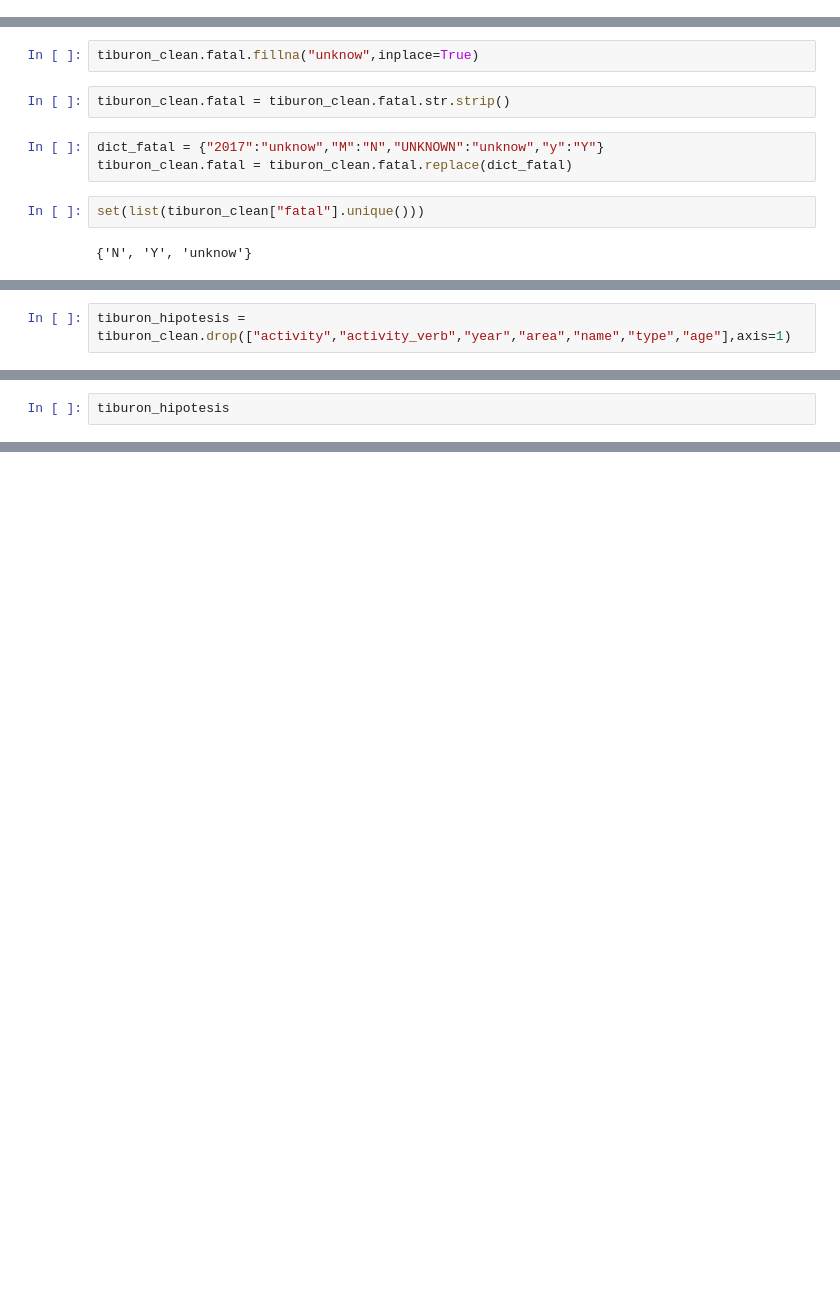
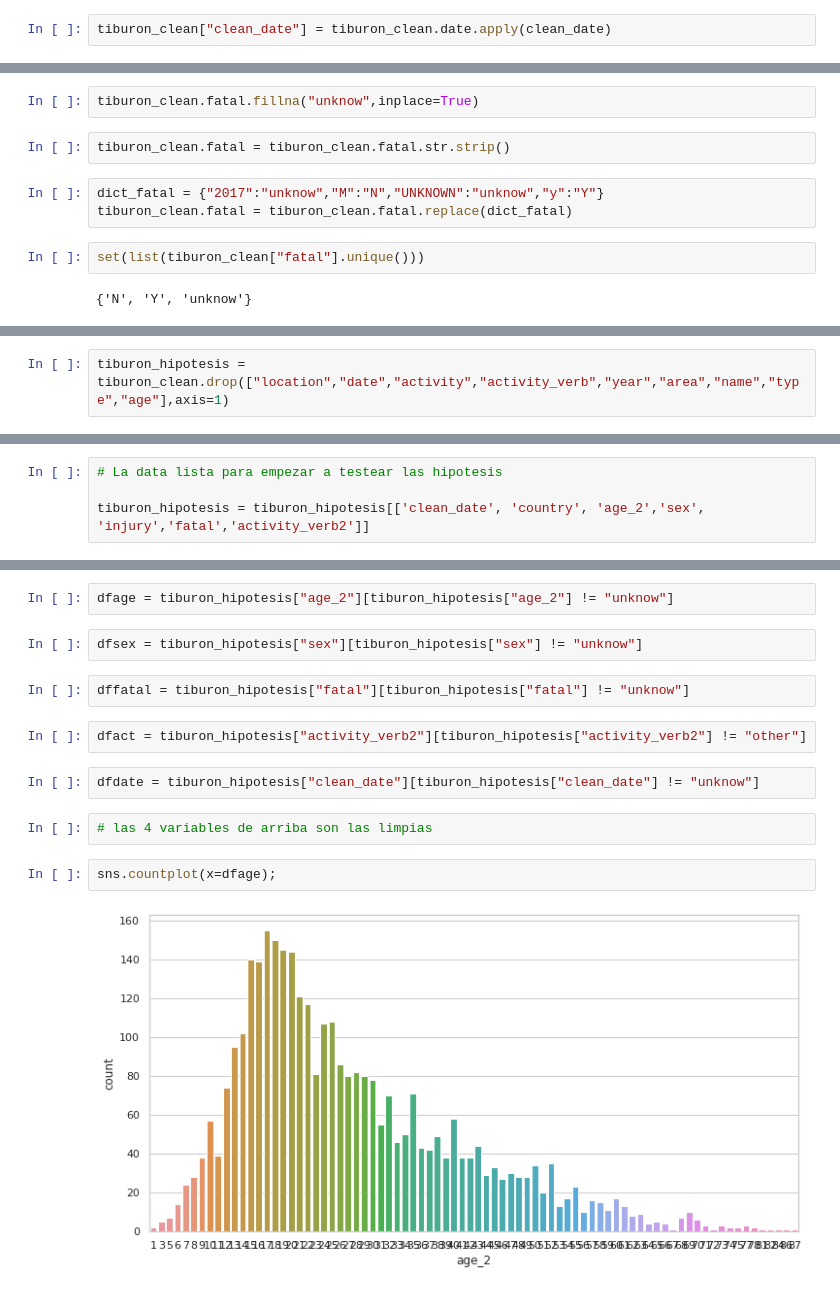
Before and after one commit to Gitfracto/data-cleaning-pandas, a Jupyter notebook: panditas.ipynb, the cells around one changed output, grey strips where cells are left out. Saved outputs shown, nothing was run; the diff lists cells and outputs as text; blank space fills up the shorter version.

Commit message:
tiburon_clean variable date

```diff
--- a/panditas.ipynb
+++ b/panditas.ipynb
@@ -294,0 +320,2 @@ set(list(tiburon_clean["date"].unique()))
+# %%
+tiburon_clean["clean_date"] = tiburon_clean.date.apply(clean_date)
@@ -528,7 +571,7 @@ tiburon_clean.sample(50)
 | 4965 | 23-May-1933 | 1933.0 | Provoked | AUSTRALIA | Queensland | Off Stradbroke Island | Fishing | Mr. E.B. Port | M | unknow | Laceration to lower leg by netted... | ... |
 | 4825 | 02-Jan-1938 | 1938.0 | Unprovoked | AUSTRALIA | New South Wales | Cronulla | Surf skiing | Ernest. S. Baker | M | unknow | No injury, ski bumped & he was th... | ... |
 # %%
-tiburon_hipotesis = tiburon_clean.drop(["activity","activity_verb","year","area","name","type","age"],axis=1)
+tiburon_hipotesis = tiburon_clean.drop(["location","date","activity","activity_verb","year","area","name","type","age"],axis=1)
 # %%
 tiburon_hipotesis.isna().sum()
 # %% [output]
@@ -543,3 +585,5 @@ age_2               0
 dtype: int64
 # %%
-tiburon_hipotesis
+# La data lista para empezar a testear las hipotesis
+
+tiburon_hipotesis = tiburon_hipotesis[['clean_date', 'country', 'age_2','sex', 'injury','fatal','activity_verb2']]
@@ -581,0 +606,16 @@ datos.plot.pie(autopct="%.1f%%")
+# %%
+dfage = tiburon_hipotesis["age_2"][tiburon_hipotesis["age_2"] != "unknow"]
+# %%
+dfsex = tiburon_hipotesis["sex"][tiburon_hipotesis["sex"] != "unknow"]
+# %%
+dffatal = tiburon_hipotesis["fatal"][tiburon_hipotesis["fatal"] != "unknow"]
+# %%
+dfact = tiburon_hipotesis["activity_verb2"][tiburon_hipotesis["activity_verb2"] != "other"]
+# %%
+dfdate = tiburon_hipotesis["clean_date"][tiburon_hipotesis["clean_date"] != "unknow"]
+# %%
+# las 4 variables de arriba son las limpias
+# %%
+sns.countplot(x=dfage);
+# %% [output]
+[figure, added]
```
Also changed, not shown: parts of 31 cells of this notebook.
